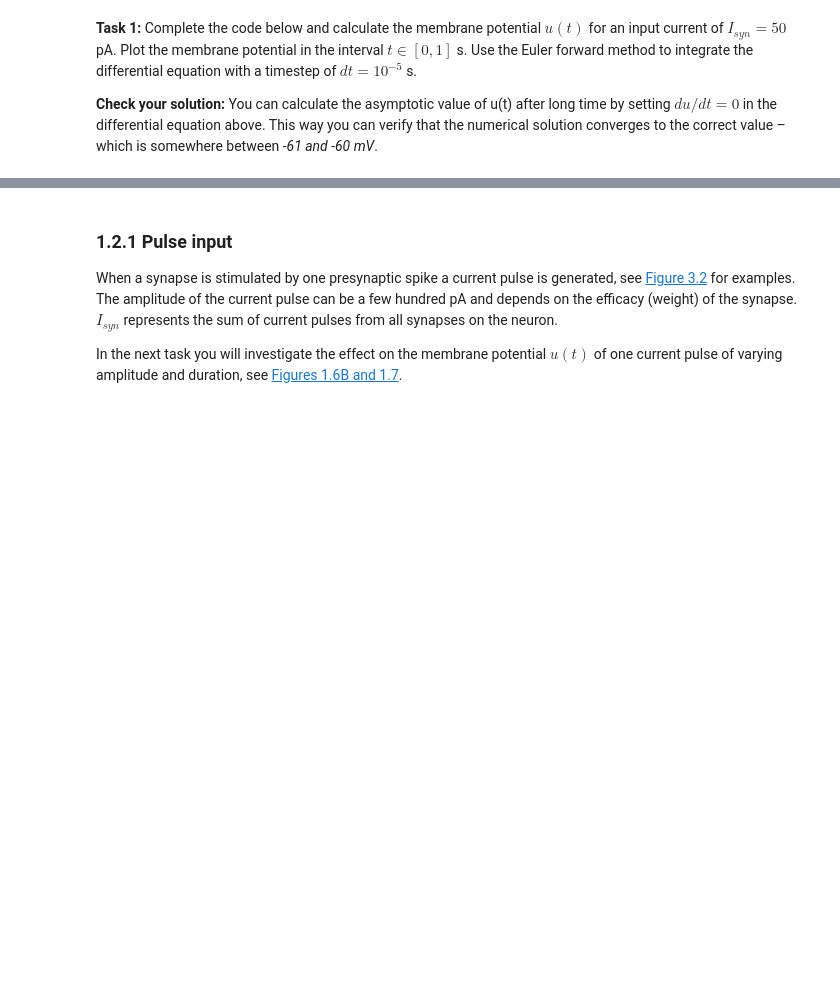
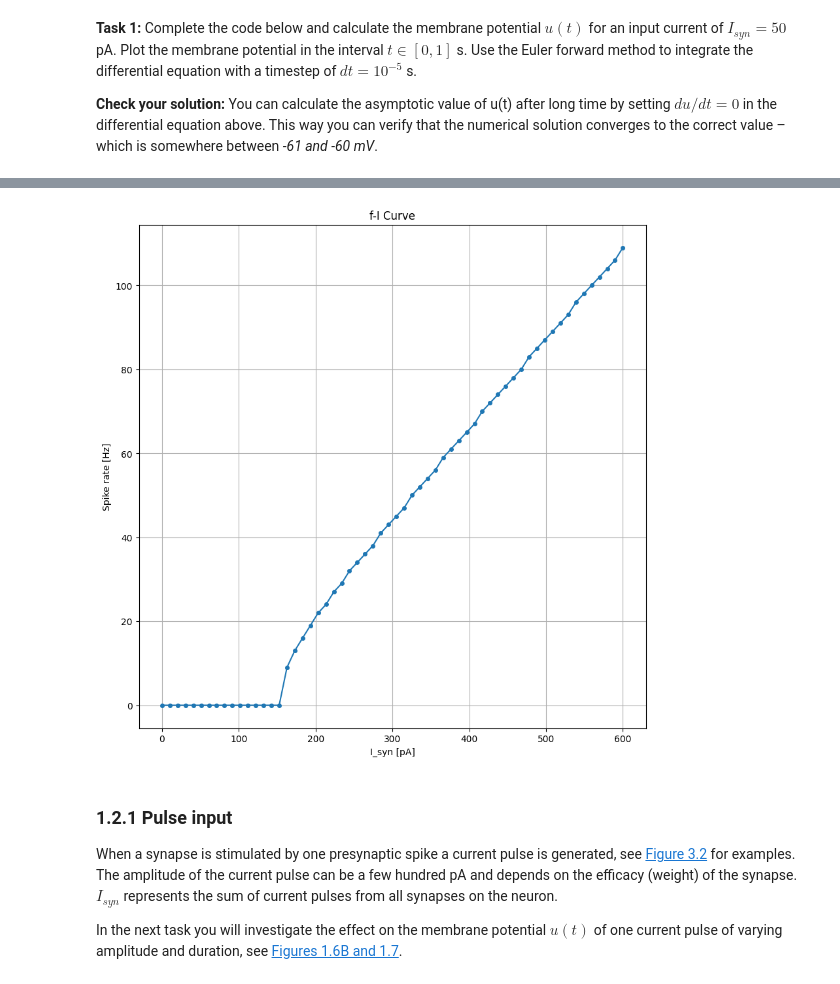
Before and after one commit to vachanaj/D7046E, a Jupyter notebook: snn1/SNN-Exercise-1.ipynb, the cells around one changed output, grey strips where cells are left out. Saved outputs shown, nothing was run; the diff lists cells and outputs as text; code cells hidden in the pictures; blank space fills up the shorter version.

```diff
--- a/snn1/SNN-Exercise-1.ipynb
+++ b/snn1/SNN-Exercise-1.ipynb
@@ -151,3 +248,41 @@ ax.set(xlabel='I_syn [pA]', ylabel='Spike rate [Hz]')
+# %%
+# Code for Task 4
+
+t_max = 1.0           # 1 second simulation duration
+
+# Define the range of input currents (0 to 600 pA)
+# We convert to Amperes for calculation
+I_currents = np.linspace(0, 600e-12, 60)
+frequencies = []
+
+# Loop through each current to find the spike frequency
+for I_syn in I_currents:
+    t = 0
+    u = u_rest
+    spike_count = 0
+
+    while t <= t_max:
+        # Euler forward step
+        u += (dt / tau_m) * (-(u - u_rest) + R * I_syn)
+
+        # Spike condition
+        if u >= u_thres:
+            spike_count += 1
+            u = u_reset
+
+        t += dt
+
+    frequencies.append(spike_count)
+
+# 4. Plot the f-I Curve
+fig, ax = plt.subplots()
+ax.plot(I_currents * 1e12, frequencies, 'o-', markersize=4) # x-axis in pA
+ax.set(xlabel='I_syn [pA]', ylabel='Spike rate [Hz]')
+ax.set_title('f-I Curve')
+ax.grid(True)
+plt.show()
+# %% [output]
+[figure, added]
 # %% [markdown]
 ### 1.2.1 Pulse input
 
```
Also changed, not shown: parts of 22 cells of this notebook, 3 other files.
